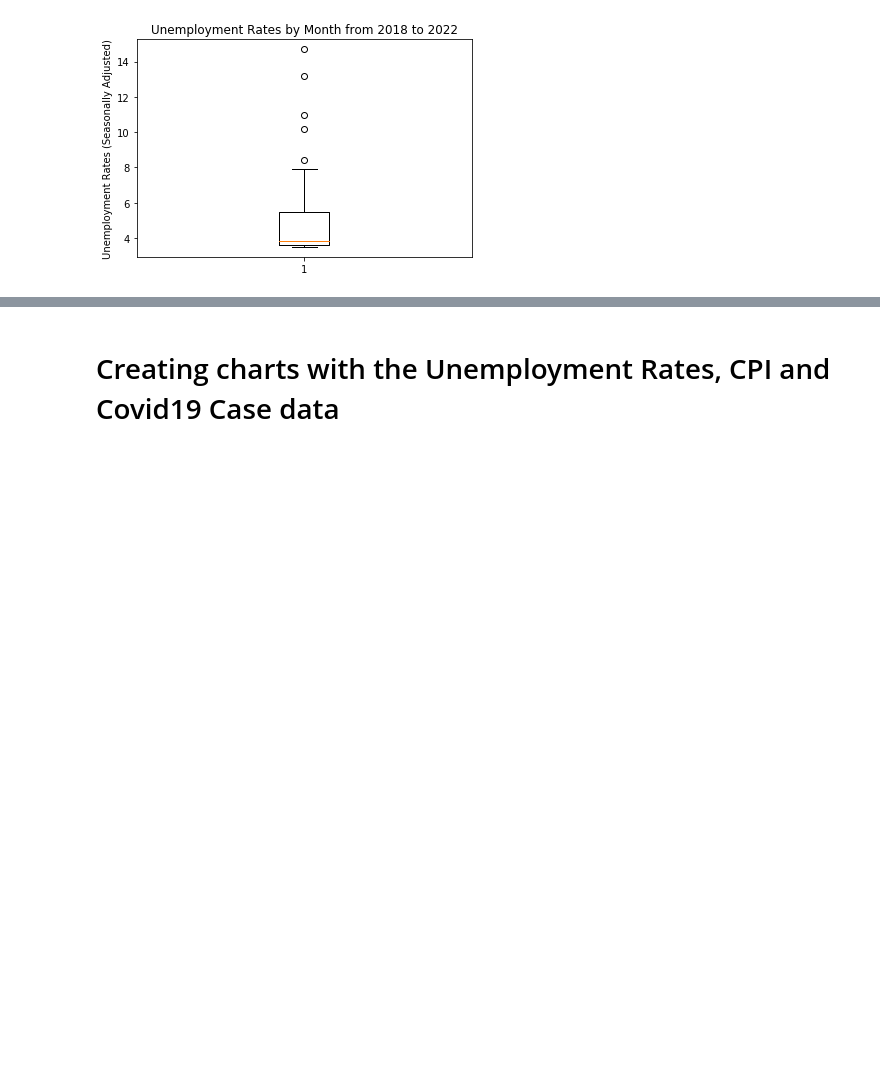
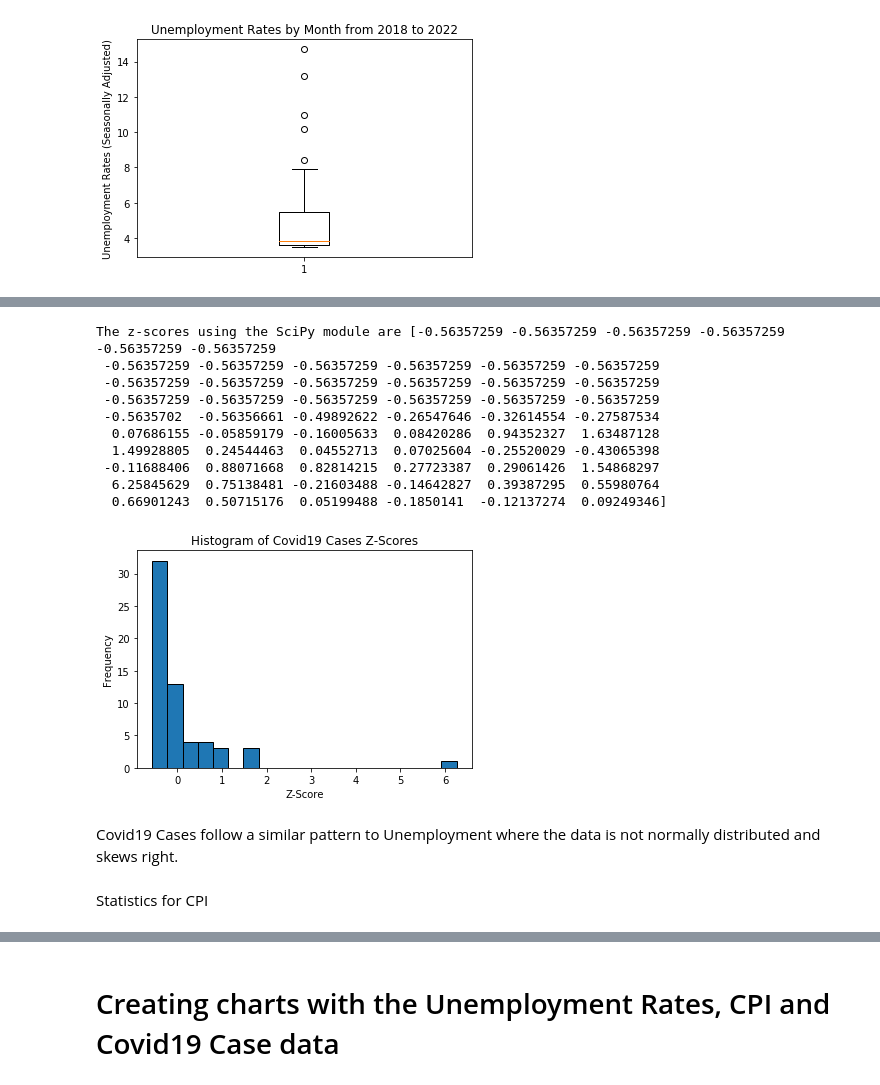
Before and after one commit to angelanarag/Project_1, a Jupyter notebook: code/Unemployment_Analysis_Angela.ipynb, the cells around one changed output, grey strips where cells are left out. Saved outputs shown, nothing was run; the diff lists cells and outputs as text; code cells hidden in the pictures; blank space fills up the shorter version.

Commit message:
Updating Angela's analysis code with additional statistics and written observations plus citation.

```diff
--- a/code/Unemployment_Analysis_Angela.ipynb
+++ b/code/Unemployment_Analysis_Angela.ipynb
@@ -292,0 +350,26 @@ Values above 8.350000000000001 could be outliers.
+# %%
+# Demonstrate calculating the z-scores using SciPy
+z_scipy_covid = st.zscore(merged_df['Covid19 Cases'])
+print(f"The z-scores using the SciPy module are {z_scipy_covid}")
+
+plt.hist(z_scipy_covid, bins=20, edgecolor='black')
+plt.xlabel('Z-Score')
+plt.ylabel('Frequency')
+plt.title('Histogram of Covid19 Cases Z-Scores')
+plt.show()
+# %% [output]
+The z-scores using the SciPy module are [-0.56357259 -0.56357259 -0.56357259 -0.56357259 -0.56357259 -0.56357259
+ -0.56357259 -0.56357259 -0.56357259 -0.56357259 -0.56357259 -0.56357259
+ -0.56357259 -0.56357259 -0.56357259 -0.56357259 -0.56357259 -0.56357259
+ -0.56357259 -0.56357259 -0.56357259 -0.56357259 -0.56357259 -0.56357259
+ -0.5635702  -0.56356661 -0.49892622 -0.26547646 -0.32614554 -0.27587534
+  0.07686155 -0.05859179 -0.16005633  0.08420286  0.94352327  1.63487128
+  1.49928805  0.24544463  0.04552713  0.07025604 -0.25520029 -0.43065398
+ -0.11688406  0.88071668  0.82814215  0.27723387  0.29061426  1.54868297
+  6.25845629  0.75138481 -0.21603488 -0.14642827  0.39387295  0.55980764
+  0.66901243  0.50715176  0.05199488 -0.1850141  -0.12137274  0.09249346]
+[figure, added]
+# %% [markdown]
+Covid19 Cases follow a similar pattern to Unemployment where the data is not normally distributed and skews right.
+# %% [markdown]
+Statistics for CPI
```
Also changed, not shown: parts of 19 cells of this notebook.
